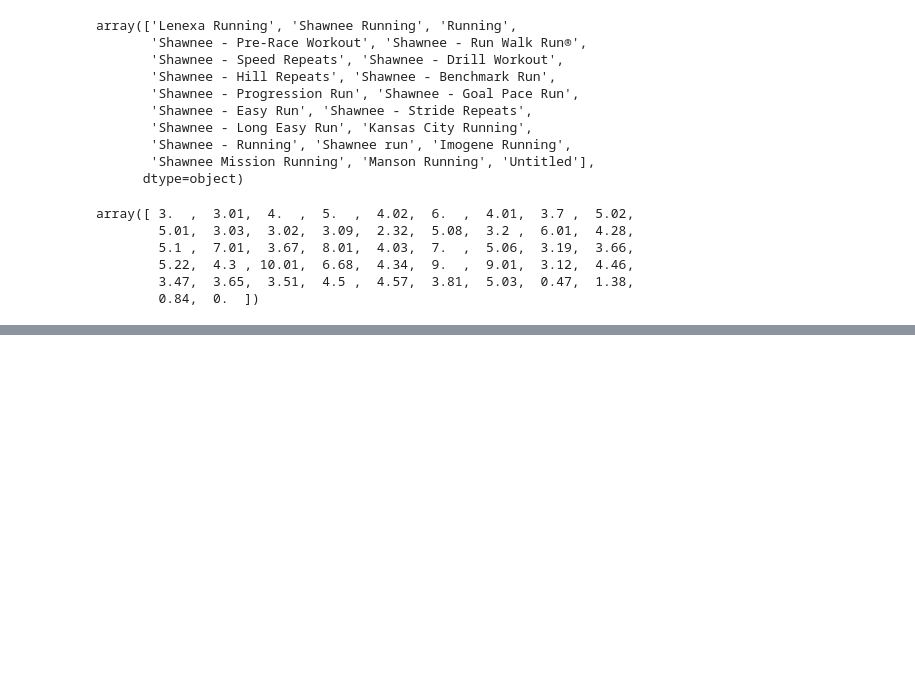
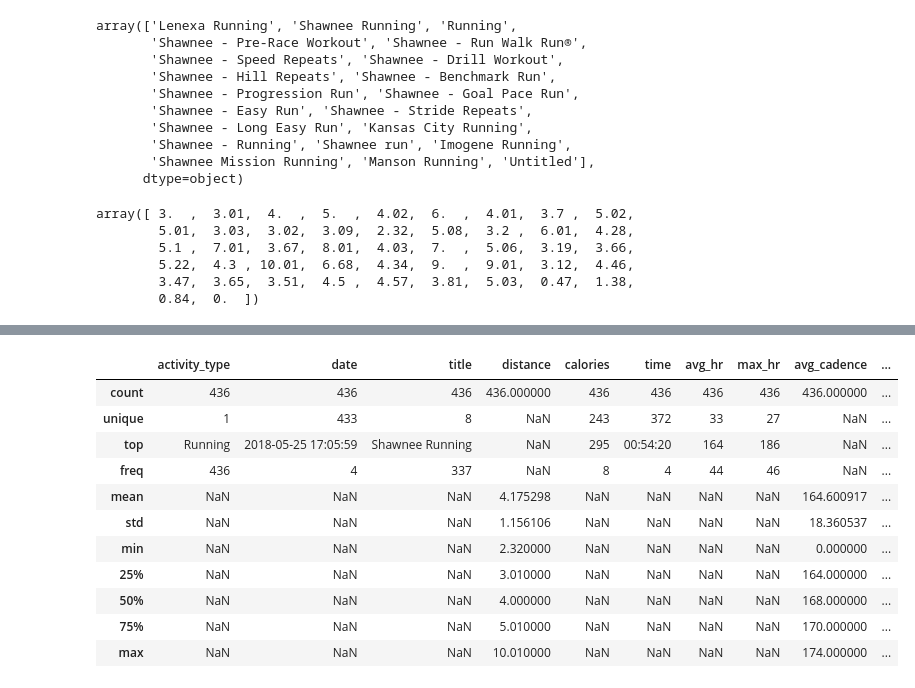
Before and after one commit to bethharvey/Inference-Final-Project, a Jupyter notebook: Inference Final Project.ipynb, the cells around one changed output, grey strips where cells are left out. Saved outputs shown, nothing was run; the diff lists cells and outputs as text; code cells hidden in the pictures; blank space fills up the shorter version.

Commit message:
Data cleaning: removing null values and changing data types

```diff
--- a/Inference Final Project.ipynb
+++ b/Inference Final Project.ipynb
@@ -91,0 +112,15 @@ activities_all = activities_all[activities_all.distance >= 2]
+# %%
+activities_all.describe(include = 'all')
+# %% [output]
+|  | activity_type | date | title | distance | calories | time | avg_hr | max_hr | avg_cadence | ... |
+| count | 436 | 436 | 436 | 436.000000 | 436 | 436 | 436 | 436 | 436.000000 | ... |
+| unique | 1 | 433 | 8 | NaN | 243 | 372 | 33 | 27 | NaN | ... |
+| top | Running | 2018-05-25 17:05:59 | Shawnee Running | NaN | 295 | 00:54:20 | 164 | 186 | NaN | ... |
+| freq | 436 | 4 | 337 | NaN | 8 | 4 | 44 | 46 | NaN | ... |
+| mean | NaN | NaN | NaN | 4.175298 | NaN | NaN | NaN | NaN | 164.600917 | ... |
+| std | NaN | NaN | NaN | 1.156106 | NaN | NaN | NaN | NaN | 18.360537 | ... |
+| min | NaN | NaN | NaN | 2.320000 | NaN | NaN | NaN | NaN | 0.000000 | ... |
+| 25% | NaN | NaN | NaN | 3.010000 | NaN | NaN | NaN | NaN | 164.000000 | ... |
+| 50% | NaN | NaN | NaN | 4.000000 | NaN | NaN | NaN | NaN | 168.000000 | ... |
+| 75% | NaN | NaN | NaN | 5.010000 | NaN | NaN | NaN | NaN | 170.000000 | ... |
+| max | NaN | NaN | NaN | 10.010000 | NaN | NaN | NaN | NaN | 174.000000 | ... |
```
Also changed, not shown: parts of 4 cells of this notebook.
